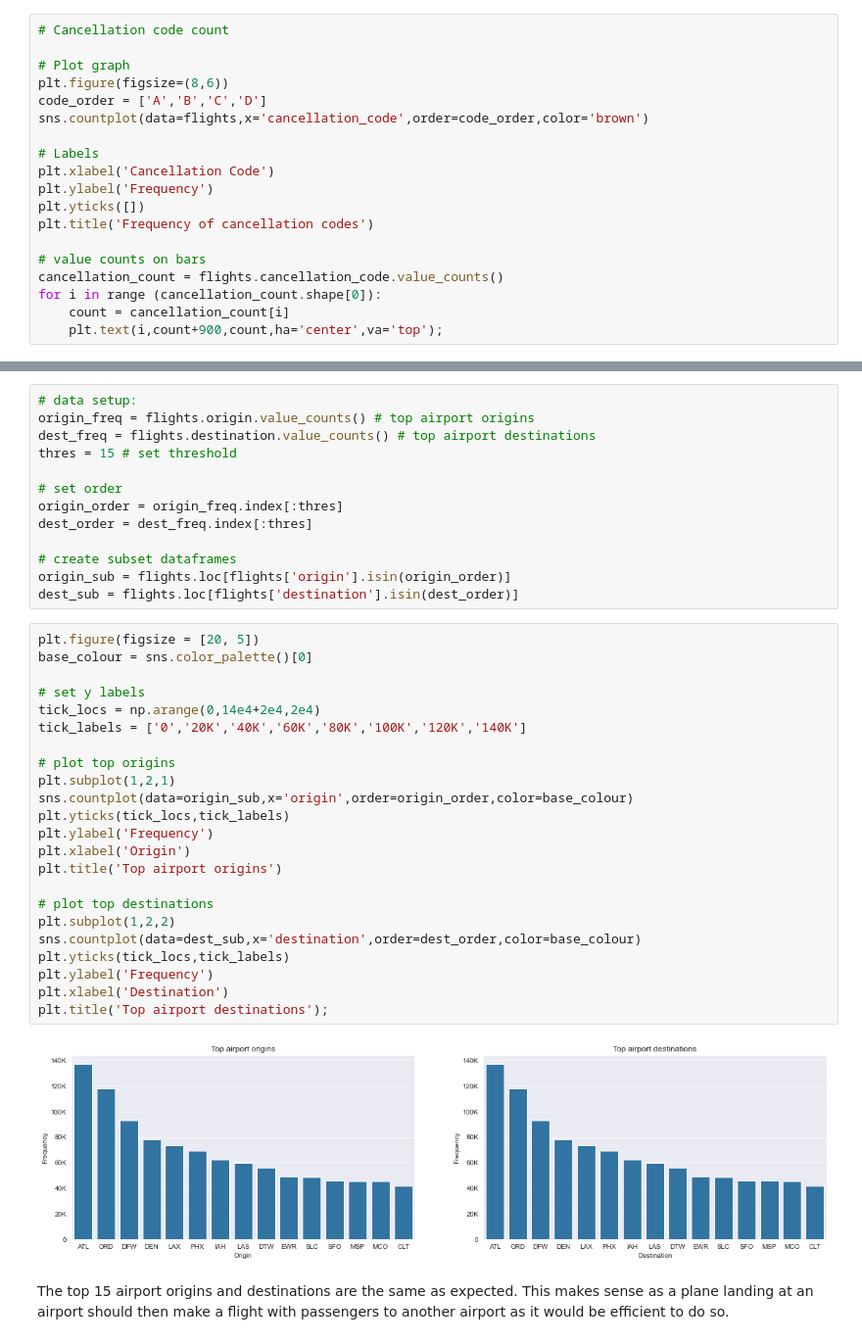
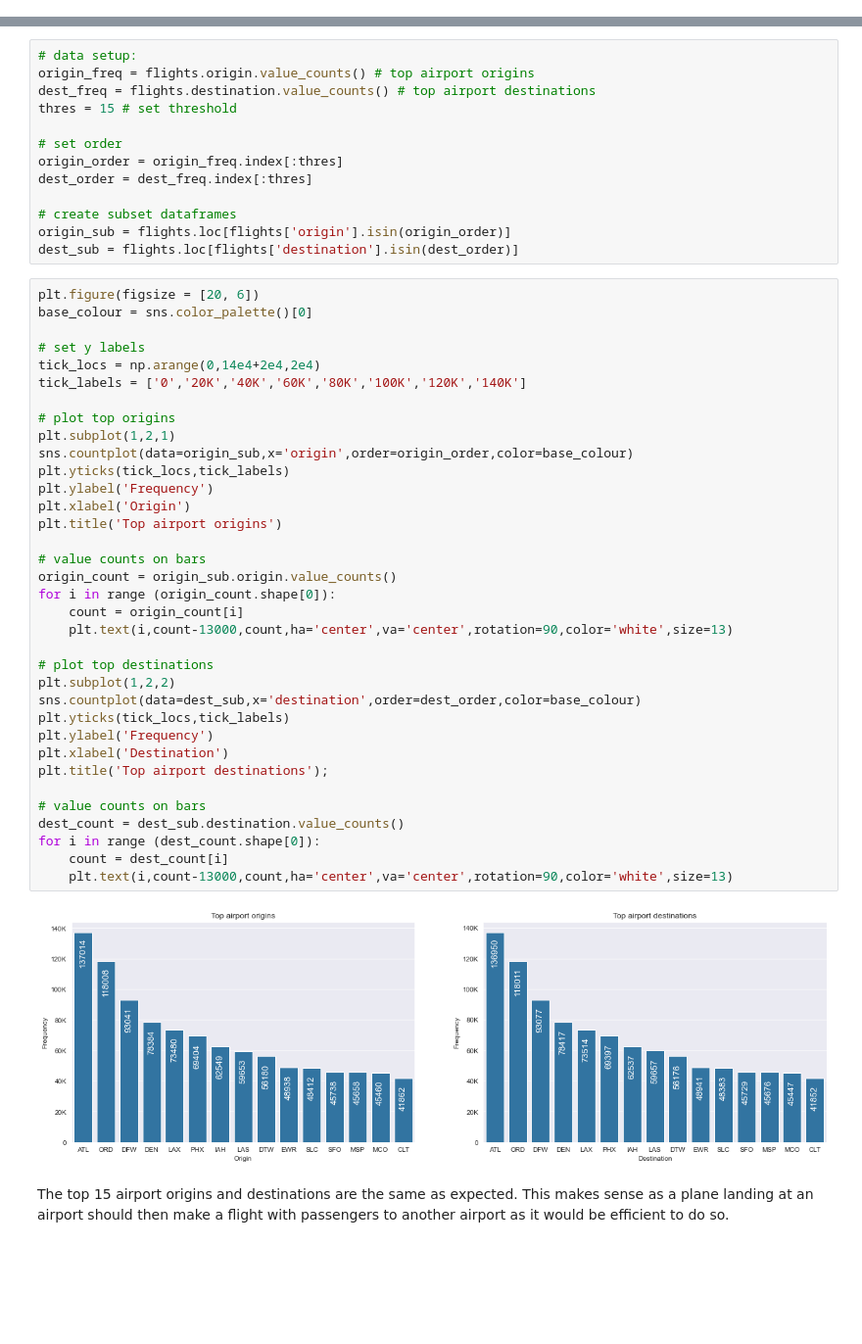
Before and after one commit to Vincentk-94/Communicate_data_findings, a Jupyter notebook: 2008 Flight Delays - Project.ipynb, the cells around one changed output, grey strips where cells are left out. Shown at 98% size. Drawn from its saved outputs; the diff is of its cells as text; blank space fills up the shorter version.

```diff
--- a/2008 Flight Delays - Project.ipynb
+++ b/2008 Flight Delays - Project.ipynb
@@ -442,19 +622,0 @@ The bar graph above shows that the frequency of flights differs depending on the
-# %%
-# Cancellation code count
-
-# Plot graph
-plt.figure(figsize=(8,6))
-code_order = ['A','B','C','D']
-sns.countplot(data=flights,x='cancellation_code',order=code_order,color='brown')
-
-# Labels
-plt.xlabel('Cancellation Code')
-plt.ylabel('Frequency')
-plt.yticks([])
-plt.title('Frequency of cancellation codes')
-
-# value counts on bars
-cancellation_count = flights.cancellation_code.value_counts()
-for i in range (cancellation_count.shape[0]):
-    count = cancellation_count[i]
-    plt.text(i,count+900,count,ha='center',va='top');
@@ -556,29 +714,41 @@ dest_order = dest_freq.index[:thres]
 origin_sub = flights.loc[flights['origin'].isin(origin_order)]
 dest_sub = flights.loc[flights['destination'].isin(dest_order)]
 # %%
-plt.figure(figsize = [20, 5])
+plt.figure(figsize = [20, 6])
 base_colour = sns.color_palette()[0]
 
 # set y labels
 tick_locs = np.arange(0,14e4+2e4,2e4)
 tick_labels = ['0','20K','40K','60K','80K','100K','120K','140K']
 
 # plot top origins
 plt.subplot(1,2,1)
 sns.countplot(data=origin_sub,x='origin',order=origin_order,color=base_colour)
 plt.yticks(tick_locs,tick_labels)
 plt.ylabel('Frequency')
 plt.xlabel('Origin')
 plt.title('Top airport origins')
 
+# value counts on bars
+origin_count = origin_sub.origin.value_counts()
+for i in range (origin_count.shape[0]):
+    count = origin_count[i]
+    plt.text(i,count-13000,count,ha='center',va='center',rotation=90,color='white',size=13)
+
 # plot top destinations
 plt.subplot(1,2,2)
 sns.countplot(data=dest_sub,x='destination',order=dest_order,color=base_colour)
 plt.yticks(tick_locs,tick_labels)
 plt.ylabel('Frequency')
 plt.xlabel('Destination')
 plt.title('Top airport destinations');
+
+# value counts on bars
+dest_count = dest_sub.destination.value_counts()
+for i in range (dest_count.shape[0]):
+    count = dest_count[i]
+    plt.text(i,count-13000,count,ha='center',va='center',rotation=90,color='white',size=13)
 # %% [output]
-[figure, old version]
+[figure, new version]
 # %% [markdown]
 The top 15 airport origins and destinations are the same as expected. This makes sense as a plane landing at an airport should then make a flight with passengers to another airport as it would be efficient to do so.
```
Also changed, not shown: parts of 53 cells of this notebook.
